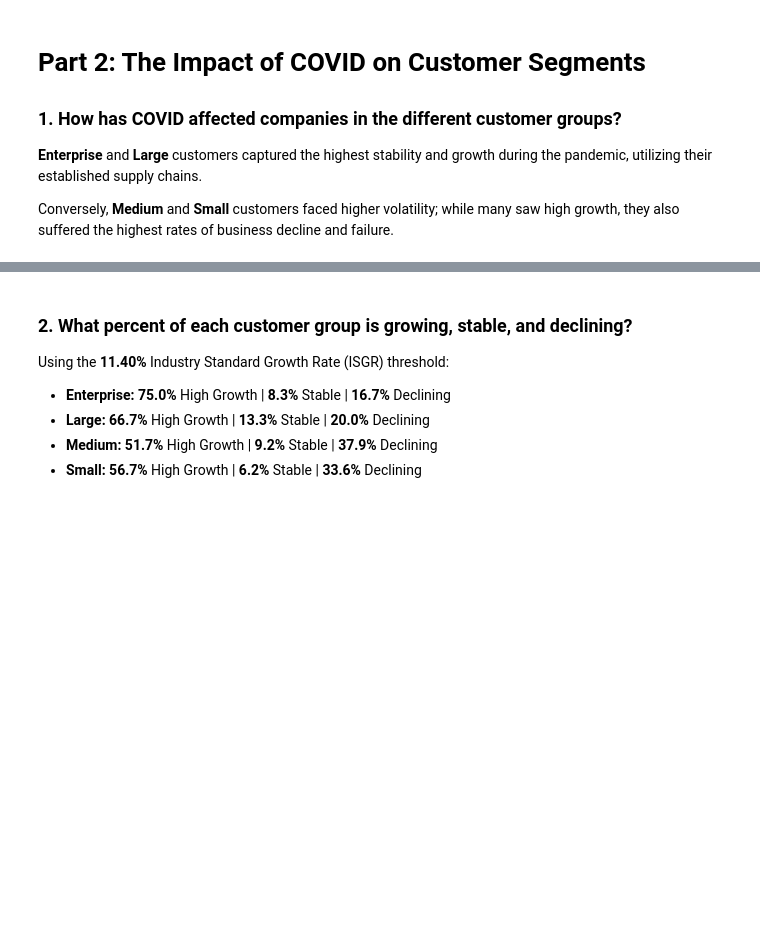
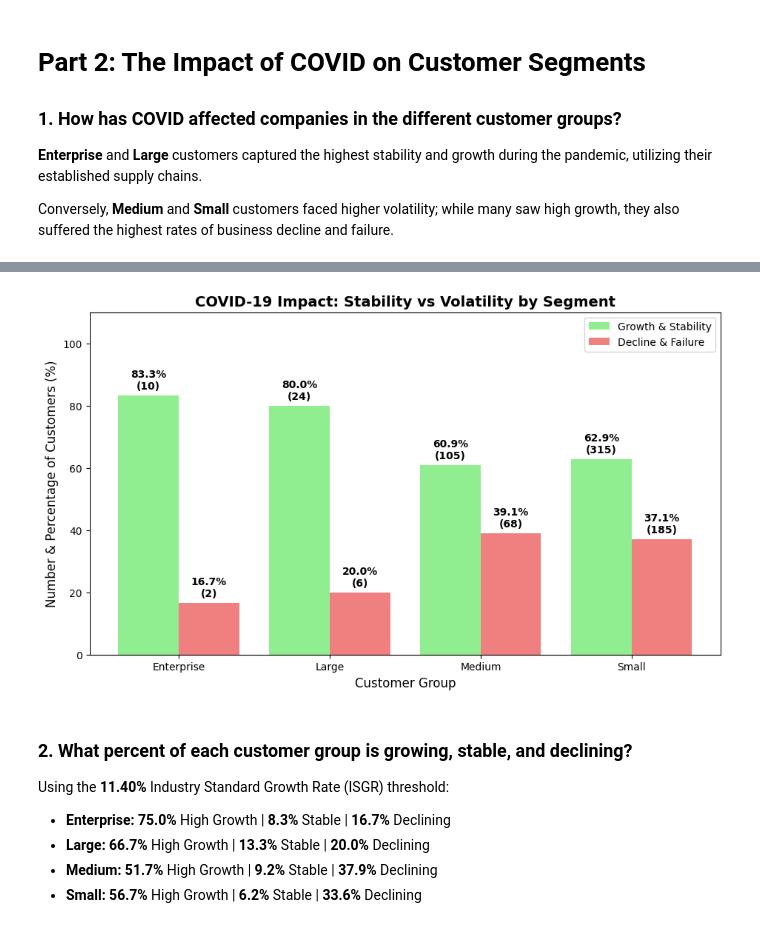
Before and after one commit to Ayman-Karovadiya-000590531/COMP-603-Final-Project, a Jupyter notebook: Group7_Project.ipynb, the cells around one changed output, grey strips where cells are left out. Drawn from its saved outputs; the diff is of its cells as text; code cells hidden in the pictures; blank space fills up the shorter version.

Commit message:
Updated Graph

```diff
--- a/Group7_Project.ipynb
+++ b/Group7_Project.ipynb
@@ -222,3 +163,47 @@ plt.show()
+# %%
+customer_groups = ['Enterprise', 'Large', 'Medium', 'Small']
+
+growth_pct = [83.3, 80.0, 60.9, 62.9]
+decline_pct = [16.7, 20.0, 39.1, 37.1]
+
+growth_count = [10, 24, 105, 315]
+decline_count = [2, 6, 68, 185]
+
+x_positions = [1, 2, 3, 4]
+x_left_bars = [0.8, 1.8, 2.8, 3.8]
+x_right_bars = [1.2, 2.2, 3.2, 4.2]
+
+plt.figure(figsize=(11, 6))
+
+plt.bar(x_left_bars, growth_pct, width=0.4, color='lightgreen', label='Growth & Stability')
+plt.bar(x_right_bars, decline_pct, width=0.4, color='lightcoral', label='Decline & Failure')
+
+for i in range(4):
+    green_text = str(growth_pct[i]) + '%\n(' + str(growth_count[i]) + ')'
+
+    plt.text(x_left_bars[i], growth_pct[i] + 2, green_text,
+             ha='center', fontsize=10, fontweight='bold')
+
+for i in range(4):
+    red_text = str(decline_pct[i]) + '%\n(' + str(decline_count[i]) + ')'
+    plt.text(x_right_bars[i], decline_pct[i] + 2, red_text,
+             ha='center', fontsize=10, fontweight='bold')
+
+plt.title('COVID-19 Impact: Stability vs Volatility by Segment', fontsize=14, fontweight='bold')
+plt.xlabel('Customer Group', fontsize=12)
+plt.ylabel('Number & Percentage of Customers (%)', fontsize=12)
+
+plt.ylim(0, 110)
+
+plt.xticks(x_positions, customer_groups)
+
+plt.legend()
+
+plt.savefig('output/Graphs/customer_segment_volatility.png', dpi=300, bbox_inches='tight')
+
+plt.show()
+# %% [output]
+[figure, added]
 # %% [markdown]
 ### 2. What percent of each customer group is growing, stable, and declining?
 
```
Also changed, not shown: parts of 2 cells of this notebook.
